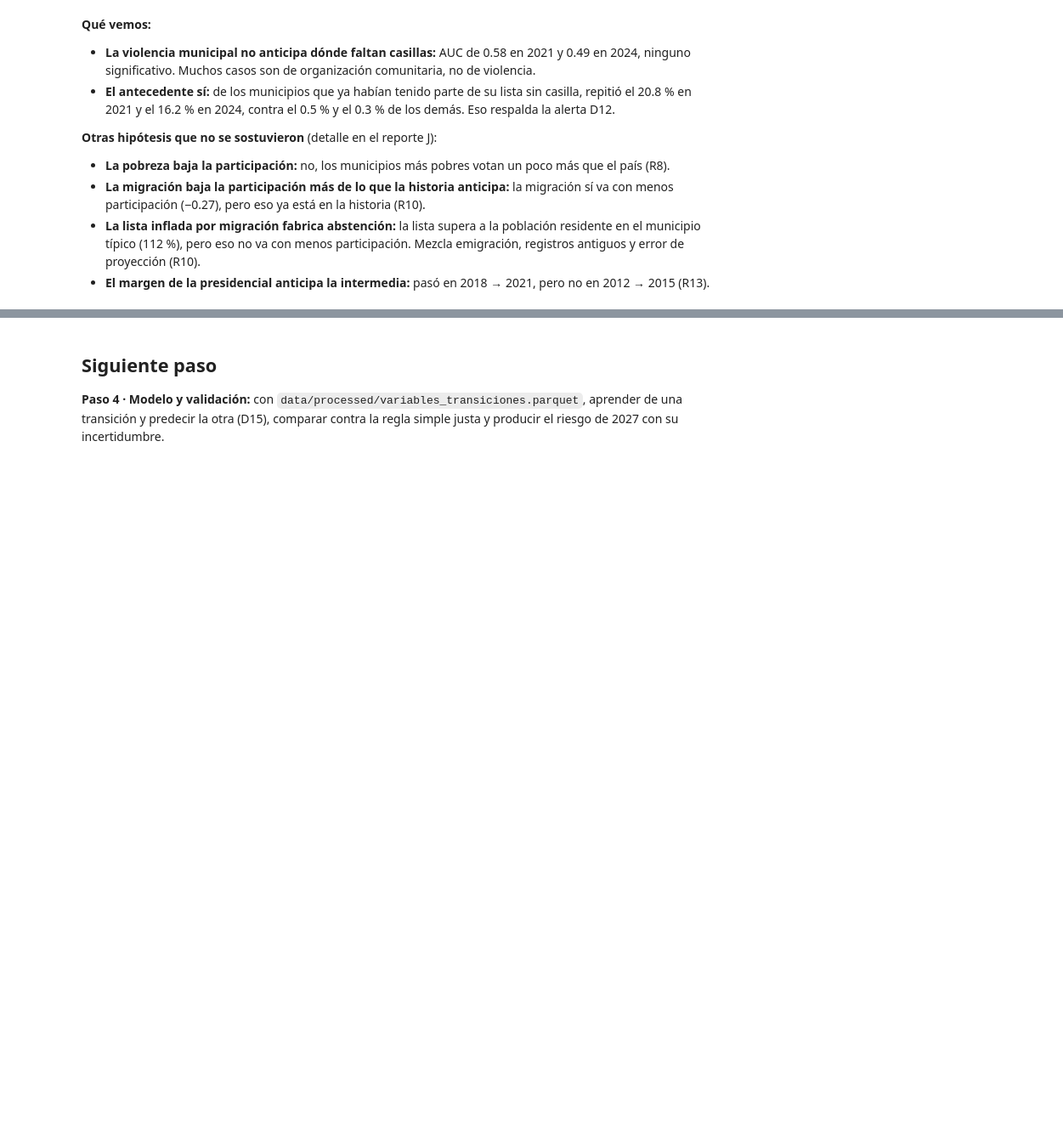
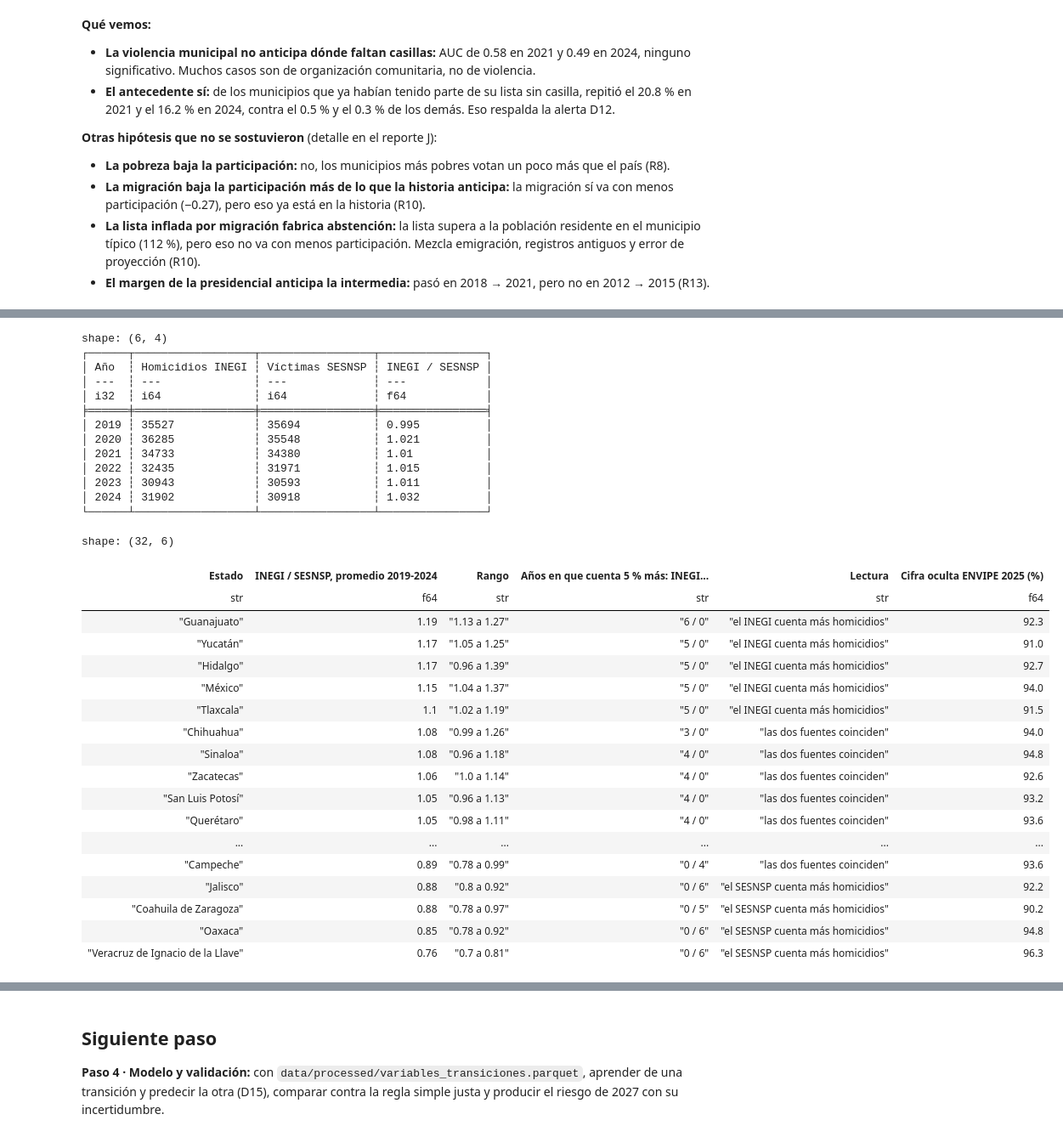
Before and after one commit to JorgeTato99/ine-hackathon-2026, a Jupyter notebook: notebooks/03b_variables_externas_y_patrones.ipynb, the cells around one changed output, grey strips where cells are left out. Shown at 85% size. Drawn from its saved outputs; the diff is of its cells as text; code cells hidden in the pictures; blank space fills up the shorter version.

```diff
--- a/notebooks/03b_variables_externas_y_patrones.ipynb
+++ b/notebooks/03b_variables_externas_y_patrones.ipynb
@@ -638,0 +740,63 @@ shape: (2, 6)
+# %%
+# ¿Qué tan completo es el dato de violencia en cada estado?
+# Homicidios del INEGI (certificados de defunción, por entidad donde ocurrió) contra víctimas de homicidio doloso y feminicidio del SESNSP (carpetas de las fiscalías)
+ENTIDADES = [f'{i:02d}' for i in range(1, 33)]
+hom = pl.read_parquet(E / 'inegi_homicidios_municipio.parquet')
+hom_sin_municipio = pl.read_parquet(E / 'inegi_homicidios_no_especificado.parquet')
+inegi_estado = (pl.concat([hom.select(pl.col('cvegeo').str.slice(0, 2).alias('cve_ent'), 'anio', 'homicidios'),
+                           hom_sin_municipio.filter(pl.col('cve_ent_ocurrencia').is_in(ENTIDADES)).select(pl.col('cve_ent_ocurrencia').alias('cve_ent'), 'anio', 'homicidios')])
+                .filter(pl.col('cve_ent').is_in(ENTIDADES)).group_by('cve_ent', 'anio').agg(inegi=pl.col('homicidios').sum()))
+sesnsp_estado = (pl.read_parquet(E / 'sesnsp_victimas_estatal.parquet').filter(pl.col('delito').is_in(['homicidio_doloso', 'feminicidio']))
+                 .group_by('cve_ent', 'anio').agg(sesnsp=pl.col('victimas').sum()))
+fuentes = inegi_estado.join(sesnsp_estado, on=['cve_ent', 'anio']).filter(pl.col('anio').is_between(2019, 2024)).with_columns(razon=pl.col('inegi') / pl.col('sesnsp'))
+print(fuentes.group_by('anio').agg(pl.col('inegi').sum(), pl.col('sesnsp').sum()).with_columns((pl.col('inegi') / pl.col('sesnsp')).round(3).alias('INEGI / SESNSP'))
+      .sort('anio').rename({'anio': 'Año', 'inegi': 'Homicidios INEGI', 'sesnsp': 'Víctimas SESNSP'}))
+
+envipe = pl.read_parquet(E / 'envipe_cifra_oculta_estatal.parquet').filter(pl.col('cve_ent') != '00')
+comparacion_estados = (fuentes.group_by('cve_ent').agg(
+        pl.col('razon').min().alias('minima'), pl.col('razon').max().alias('maxima'), pl.col('razon').mean().alias('promedio'))
+    # Regla propuesta (D17): una fuente "cuenta más" si en al menos 5 de los 6 años supera a la otra por más de 5 %
+    .join(fuentes.group_by('cve_ent').agg(anios_inegi_mas=(pl.col('razon') > 1.05).sum(), anios_sesnsp_mas=(pl.col('razon') < 1 / 1.05).sum()), on='cve_ent')
+    .with_columns(comparacion_homicidios_inegi_sesnsp=pl.when(pl.col('anios_inegi_mas') >= 5).then(pl.lit('el INEGI cuenta más homicidios'))
+                  .when(pl.col('anios_sesnsp_mas') >= 5).then(pl.lit('el SESNSP cuenta más homicidios')).otherwise(pl.lit('las dos fuentes coinciden')))
+    .join(envipe.select('cve_ent', 'entidad', cifra_oculta_estatal_2025='cifra_oculta_pct_2025'), on='cve_ent'))
+(comparacion_estados.sort('promedio', descending=True).select(
+    pl.col('entidad').alias('Estado'),
+    pl.col('promedio').round(2).alias('INEGI / SESNSP, promedio 2019-2024'),
+    pl.format('{} a {}', pl.col('minima').round(2), pl.col('maxima').round(2)).alias('Rango'),
+    pl.format('{} / {}', pl.col('anios_inegi_mas'), pl.col('anios_sesnsp_mas')).alias('Años en que cuenta 5 % más: INEGI / SESNSP'),
+    pl.col('comparacion_homicidios_inegi_sesnsp').alias('Lectura'),
+    pl.col('cifra_oculta_estatal_2025').round(1).alias('Cifra oculta ENVIPE 2025 (%)')))
+# %% [output]
+shape: (6, 4)
+┌──────┬──────────────────┬─────────────────┬────────────────┐
+│ Año  ┆ Homicidios INEGI ┆ Víctimas SESNSP ┆ INEGI / SESNSP │
+│ ---  ┆ ---              ┆ ---             ┆ ---            │
+│ i32  ┆ i64              ┆ i64             ┆ f64            │
+╞══════╪══════════════════╪═════════════════╪════════════════╡
+│ 2019 ┆ 35527            ┆ 35694           ┆ 0.995          │
+│ 2020 ┆ 36285            ┆ 35548           ┆ 1.021          │
+│ 2021 ┆ 34733            ┆ 34380           ┆ 1.01           │
+│ 2022 ┆ 32435            ┆ 31971           ┆ 1.015          │
+│ 2023 ┆ 30943            ┆ 30593           ┆ 1.011          │
+│ 2024 ┆ 31902            ┆ 30918           ┆ 1.032          │
+└──────┴──────────────────┴─────────────────┴────────────────┘
+shape: (32, 6)
+| Estado | INEGI / SESNSP, promedio 2019-2024 | Rango | Años en que cuenta 5 % más: INEGI... | Lectura | Cifra oculta ENVIPE 2025 (%) |
+| str | f64 | str | str | str | f64 |
+| "Guanajuato" | 1.19 | "1.13 a 1.27" | "6 / 0" | "el INEGI cuenta más homicidios" | 92.3 |
+| "Yucatán" | 1.17 | "1.05 a 1.25" | "5 / 0" | "el INEGI cuenta más homicidios" | 91.0 |
+| "Hidalgo" | 1.17 | "0.96 a 1.39" | "5 / 0" | "el INEGI cuenta más homicidios" | 92.7 |
+| "México" | 1.15 | "1.04 a 1.37" | "5 / 0" | "el INEGI cuenta más homicidios" | 94.0 |
+| "Tlaxcala" | 1.1 | "1.02 a 1.19" | "5 / 0" | "el INEGI cuenta más homicidios" | 91.5 |
+| "Chihuahua" | 1.08 | "0.99 a 1.26" | "3 / 0" | "las dos fuentes coinciden" | 94.0 |
+| "Sinaloa" | 1.08 | "0.96 a 1.18" | "4 / 0" | "las dos fuentes coinciden" | 94.8 |
+| "Zacatecas" | 1.06 | "1.0 a 1.14" | "4 / 0" | "las dos fuentes coinciden" | 92.6 |
+| "San Luis Potosí" | 1.05 | "0.96 a 1.13" | "4 / 0" | "las dos fuentes coinciden" | 93.2 |
+| "Querétaro" | 1.05 | "0.98 a 1.11" | "4 / 0" | "las dos fuentes coinciden" | 93.6 |
+| ... | ... | ... | ... | ... | ... |
+| "Campeche" | 0.89 | "0.78 a 0.99" | "0 / 4" | "las dos fuentes coinciden" | 93.6 |
+| "Jalisco" | 0.88 | "0.8 a 0.92" | "0 / 6" | "el SESNSP cuenta más homicidios" | 92.2 |
+| "Coahuila de Zaragoza" | 0.88 | "0.78 a 0.97" | "0 / 5" | "el SESNSP cuenta más homicidios" | 90.2 |
+| "Oaxaca" | 0.85 | "0.78 a 0.92" | "0 / 6" | "el SESNSP cuenta más homicidios" | 94.8 |
+| "Veracruz de Ignacio de la Llave" | 0.76 | "0.7 a 0.81" | "0 / 6" | "el SESNSP cuenta más homicidios" | 96.3 |
```
Also changed, not shown: parts of 11 cells of this notebook, 7 other files.
